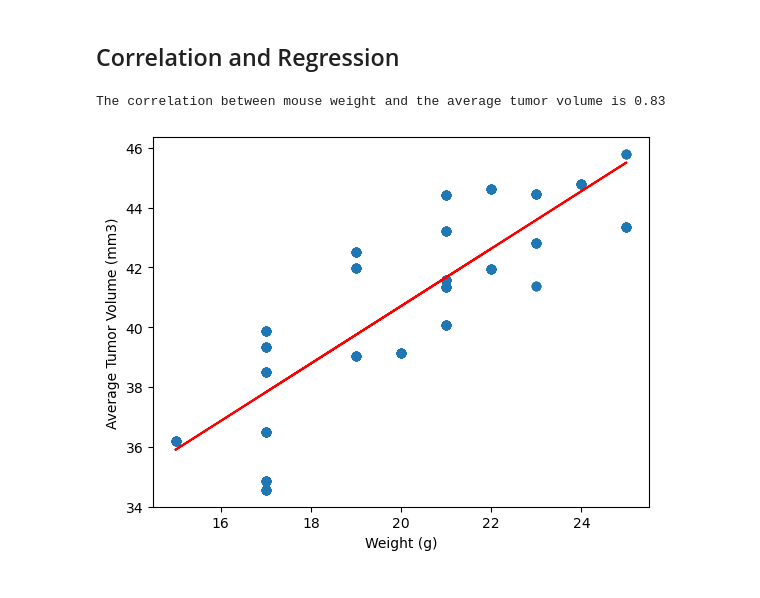
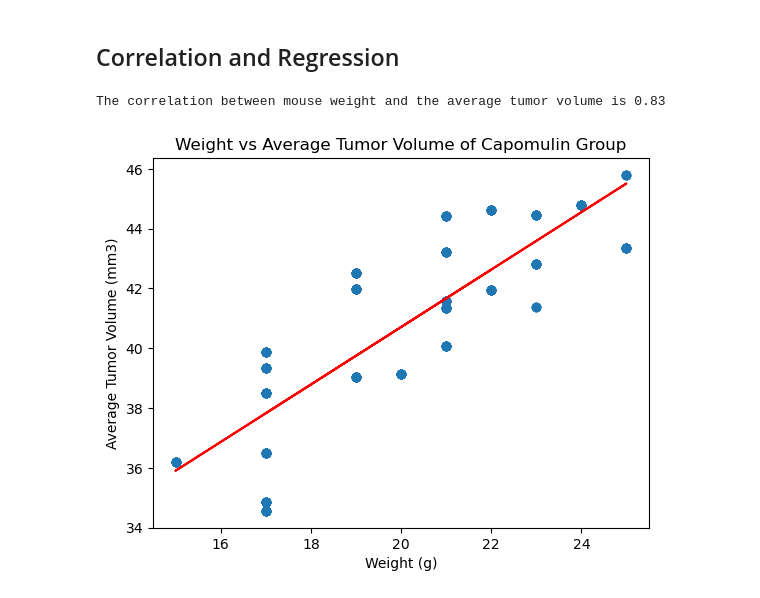
Before and after one commit to sesomluap/plot-challenge, a Jupyter notebook: Pymaceuticals/pymaceuticals.ipynb, the cells around one changed output. Cells and saved outputs as stored; diff of their text form; code cells hidden in the pictures.

```diff
--- a/Pymaceuticals/pymaceuticals.ipynb
+++ b/Pymaceuticals/pymaceuticals.ipynb
@@ -274,21 +299,24 @@ plt.show()
 # %% [markdown]
 ## Correlation and Regression
 # %%
-# Calculate the correlation coefficient and a linear regression model
-# for mouse weight and average observed tumor volume for the entire Capomulin regimen
+# Calculate and display the correlation coefficient for mouse weight and average observed tumor volume for the entire Capomulin regimen
 correlation = st.pearsonr(capomulin_avg_tumor['Weight (g)'], capomulin_avg_tumor['Average Tumor Volume'])
 
 print(f"The correlation between mouse weight and the average tumor volume is {round(correlation[0], 2)}")
 
+# Fit a linear regression model to the scatter plot
 x_axis = capomulin_avg_tumor['Weight (g)']
 y_axis = capomulin_avg_tumor['Average Tumor Volume']
 plt.scatter(x_axis, y_axis)
 (slope, intercept, rvalue, pvalue, stderr) = linregress(x_axis, y_axis)
 regress_values = x_axis * slope + intercept
 plt.plot(x_axis, regress_values, "r-")
+
+# Format the plot
 plt.xlabel('Weight (g)')
 plt.ylabel('Average Tumor Volume (mm3)')
+plt.title("Weight vs Average Tumor Volume of Capomulin Group")
 plt.show()
 # %% [output]
 The correlation between mouse weight and the average tumor volume is 0.83
-[figure, old version]
+[figure, new version]
```
Also changed, not shown: parts of 10 cells of this notebook.
